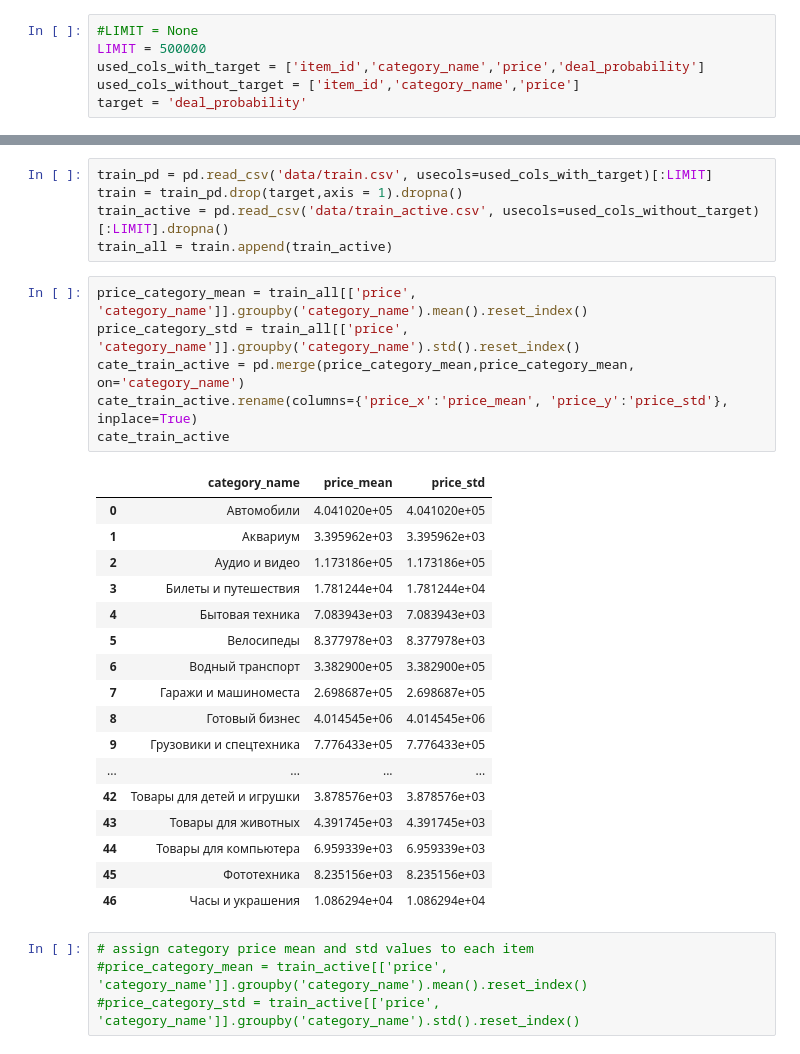
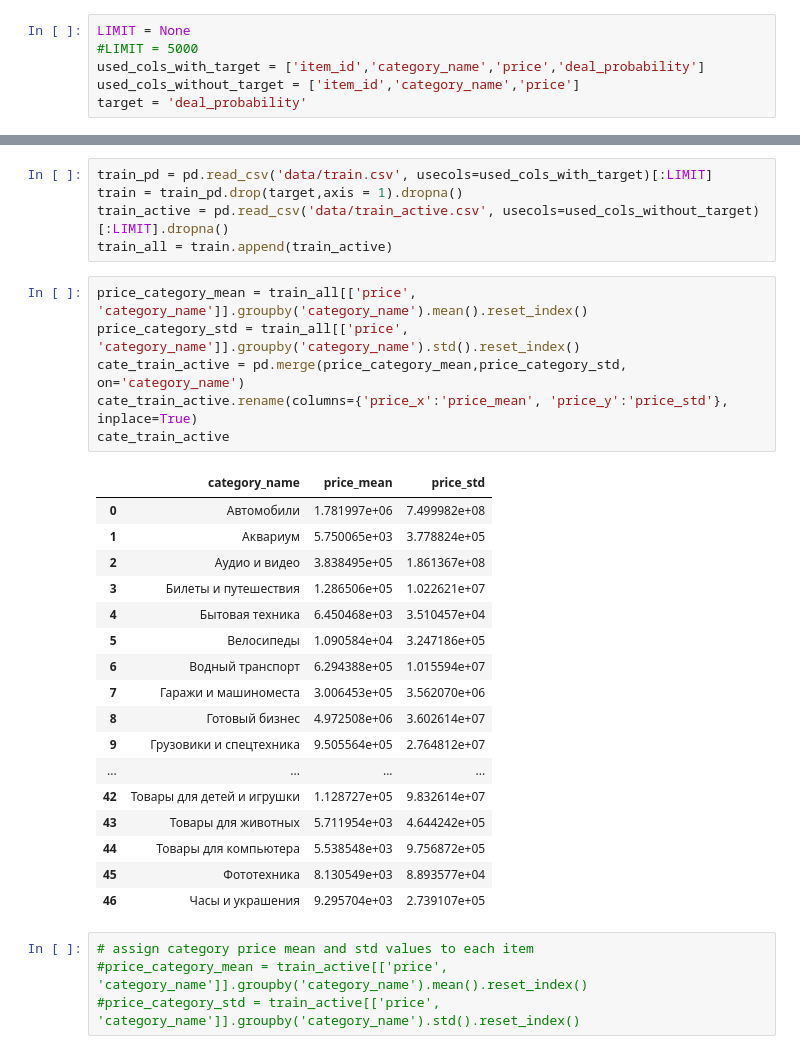
Before and after one commit to albalu/gdso-avito, a Jupyter notebook: load_files.ipynb, the cells around one changed output, grey strips where cells are left out. Drawn from its saved outputs; the diff is of its cells as text.

```diff
--- a/load_files.ipynb
+++ b/load_files.ipynb
@@ -4,8 +4,8 @@ import numpy as np
 import sqlite3
 from sqlalchemy.engine import create_engine
 # %%
-#LIMIT = None
-LIMIT = 500000
+LIMIT = None
+#LIMIT = 5000
 used_cols_with_target = ['item_id','category_name','price','deal_probability']
 used_cols_without_target = ['item_id','category_name','price']
 target = 'deal_probability'
@@ -29,27 +29,27 @@ train_all = train.append(train_active)
 # %%
 price_category_mean = train_all[['price', 'category_name']].groupby('category_name').mean().reset_index()
 price_category_std = train_all[['price', 'category_name']].groupby('category_name').std().reset_index()
-cate_train_active = pd.merge(price_category_mean,price_category_mean, on='category_name')
+cate_train_active = pd.merge(price_category_mean,price_category_std, on='category_name')
 cate_train_active.rename(columns={'price_x':'price_mean', 'price_y':'price_std'}, inplace=True)
 cate_train_active
 # %% [output]
 |  | category_name | price_mean | price_std |
-| 0 | Автомобили | 4.041020e+05 | 4.041020e+05 |
-| 1 | Аквариум | 3.395962e+03 | 3.395962e+03 |
-| 2 | Аудио и видео | 1.173186e+05 | 1.173186e+05 |
-| 3 | Билеты и путешествия | 1.781244e+04 | 1.781244e+04 |
-| 4 | Бытовая техника | 7.083943e+03 | 7.083943e+03 |
-| 5 | Велосипеды | 8.377978e+03 | 8.377978e+03 |
-| 6 | Водный транспорт | 3.382900e+05 | 3.382900e+05 |
-| 7 | Гаражи и машиноместа | 2.698687e+05 | 2.698687e+05 |
-| 8 | Готовый бизнес | 4.014545e+06 | 4.014545e+06 |
-| 9 | Грузовики и спецтехника | 7.776433e+05 | 7.776433e+05 |
+| 0 | Автомобили | 1.781997e+06 | 7.499982e+08 |
+| 1 | Аквариум | 5.750065e+03 | 3.778824e+05 |
+| 2 | Аудио и видео | 3.838495e+05 | 1.861367e+08 |
+| 3 | Билеты и путешествия | 1.286506e+05 | 1.022621e+07 |
+| 4 | Бытовая техника | 6.450468e+03 | 3.510457e+04 |
+| 5 | Велосипеды | 1.090584e+04 | 3.247186e+05 |
+| 6 | Водный транспорт | 6.294388e+05 | 1.015594e+07 |
+| 7 | Гаражи и машиноместа | 3.006453e+05 | 3.562070e+06 |
+| 8 | Готовый бизнес | 4.972508e+06 | 3.602614e+07 |
+| 9 | Грузовики и спецтехника | 9.505564e+05 | 2.764812e+07 |
 | ... | ... | ... | ... |
-| 42 | Товары для детей и игрушки | 3.878576e+03 | 3.878576e+03 |
-| 43 | Товары для животных | 4.391745e+03 | 4.391745e+03 |
-| 44 | Товары для компьютера | 6.959339e+03 | 6.959339e+03 |
-| 45 | Фототехника | 8.235156e+03 | 8.235156e+03 |
-| 46 | Часы и украшения | 1.086294e+04 | 1.086294e+04 |
+| 42 | Товары для детей и игрушки | 1.128727e+05 | 9.832614e+07 |
+| 43 | Товары для животных | 5.711954e+03 | 4.644242e+05 |
+| 44 | Товары для компьютера | 5.538548e+03 | 9.756872e+05 |
+| 45 | Фототехника | 8.130549e+03 | 8.893577e+04 |
+| 46 | Часы и украшения | 9.295704e+03 | 2.739107e+05 |
 # %%
 # assign category price mean and std values to each item
 #price_category_mean = train_active[['price', 'category_name']].groupby('category_name').mean().reset_index()
```
Also changed, not shown: parts of 13 cells of this notebook, 1 other file.
